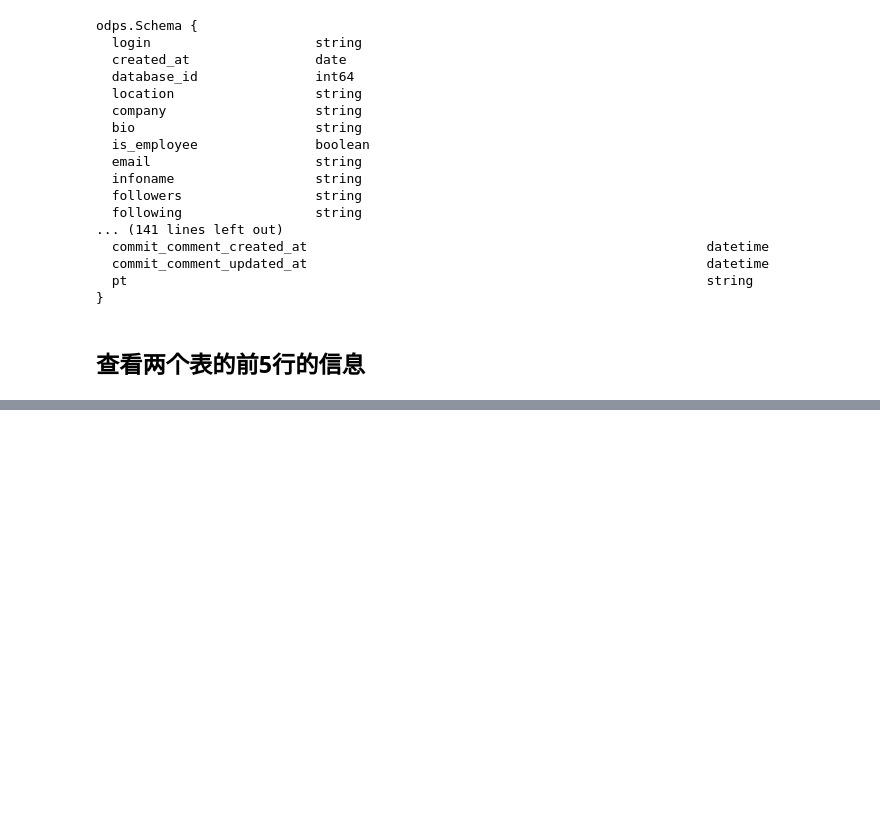
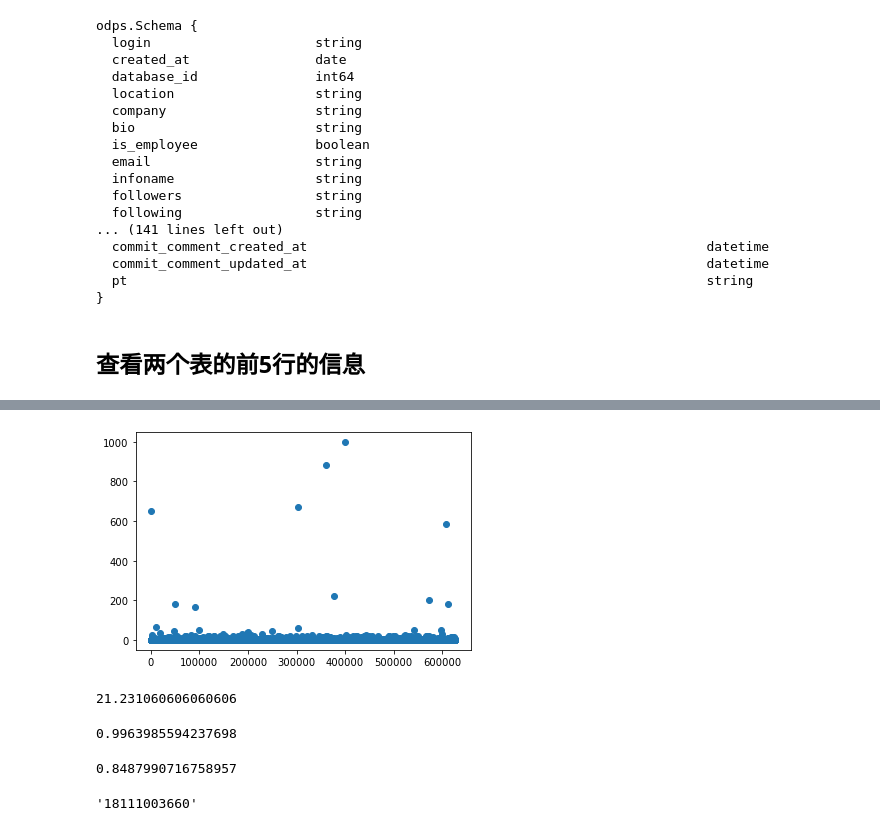
Before and after one commit to pry666/social-computing, a Jupyter notebook: final.ipynb, the cells around one changed output, grey strips where cells are left out. Cells and saved outputs as stored; diff of their text form; code cells hidden in the pictures; blank space fills up the shorter version.

```diff
--- a/final.ipynb
+++ b/final.ipynb
@@ -43,0 +281,18 @@ github_log.head(1)
+# %%
+x = [i for i in range(len(countli2))]
+plt.scatter(x,countli2)
+plt.show()
+# %% [output]
+[figure, added]
+# %%
+print(sum(countli)/len(countli))
+# %% [output]
+21.231060606060606
+# %%
+print(max(bojdis))
+# %% [output]
+0.9963985594237698
+# %%
+print(max(boldis))
+# %% [output]
+0.8487990716758957
@@ -43,0 +325,4 @@ github_log.head(1)
+# %%
+minid
+# %% [output]
+'18111003660'
```
Also changed, not shown: parts of 53 cells of this notebook.
